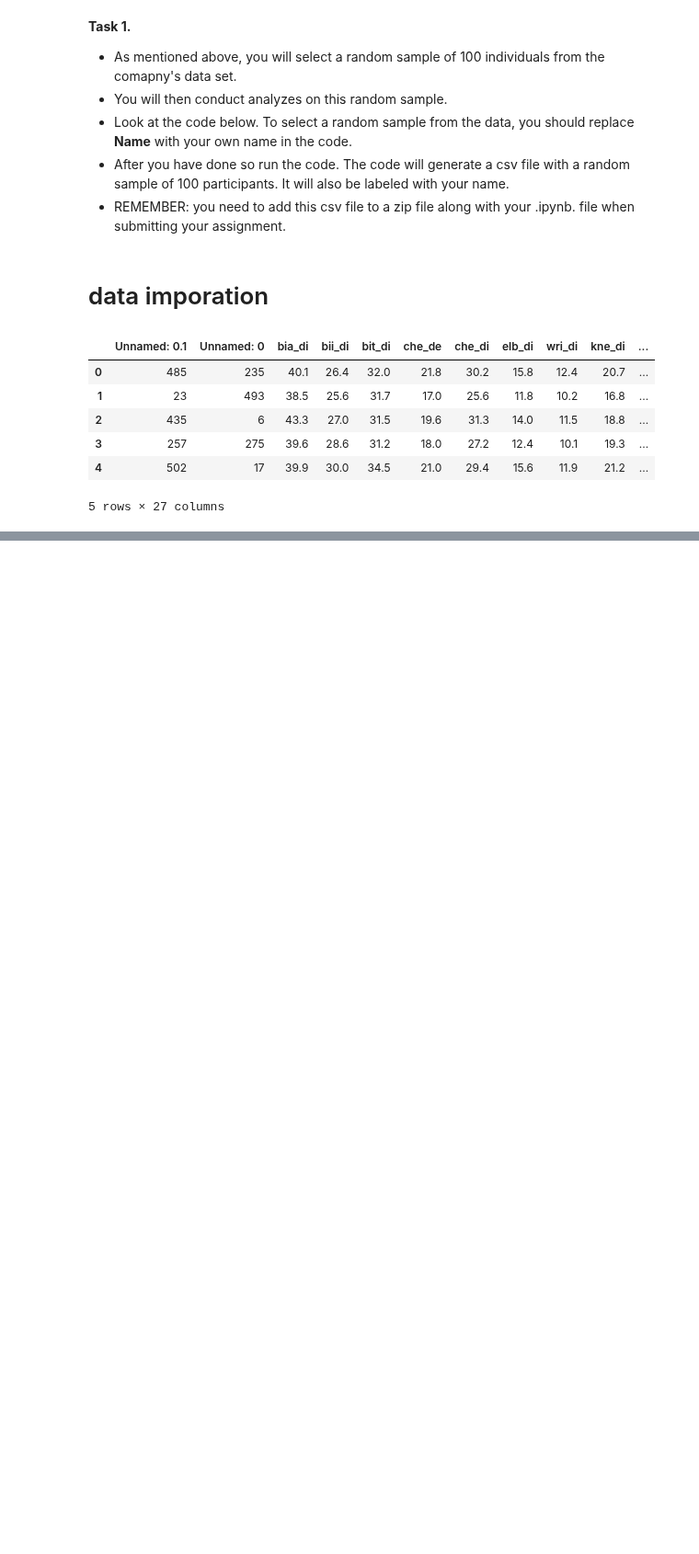
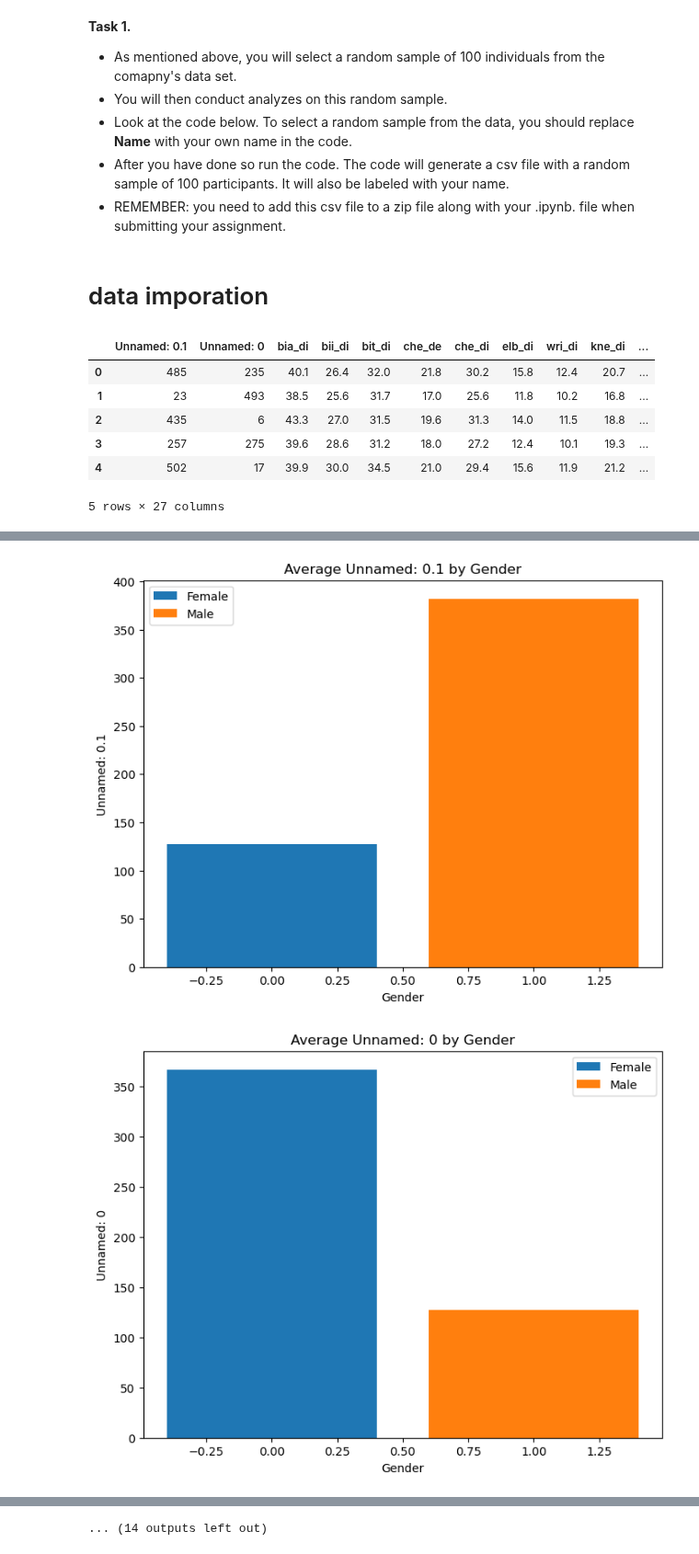
Before and after one commit to robertnesterodhiambo/pythonclass, a Jupyter notebook: colab analysi/eman alkhyeli.ipynb, the cells around one changed output, grey strips where cells are left out. Shown at 92% size. Drawn from its saved outputs; the diff is of its cells as text; code cells hidden in the pictures; blank space fills up the shorter version.

```diff
--- a/colab analysi/eman alkhyeli.ipynb
+++ b/colab analysi/eman alkhyeli.ipynb
@@ -44,0 +106,19 @@ df.head()
+# %%
+import matplotlib.pyplot as plt
+
+# Group the DataFrame by gender
+grouped = df.groupby('sex')
+
+# Iterate through each column and create a bar plot
+for column in df.columns[:-1]:  # Exclude the 'sex' column
+    plt.figure(figsize=(8, 6))
+    for gender, data in grouped:
+        plt.bar(gender, data[column].mean(), label='Male' if gender == 1 else 'Female')
+    plt.title(f'Average {column} by Gender')
+    plt.xlabel('Gender')
+    plt.ylabel(column)
+    plt.legend()
+    plt.show()
+# %% [output]
+[figure, added]
+[figure, added]
@@ -44,0 +135 @@ df.head()
+... (14 outputs left out)
```
Also changed, not shown: parts of 4 cells of this notebook.
